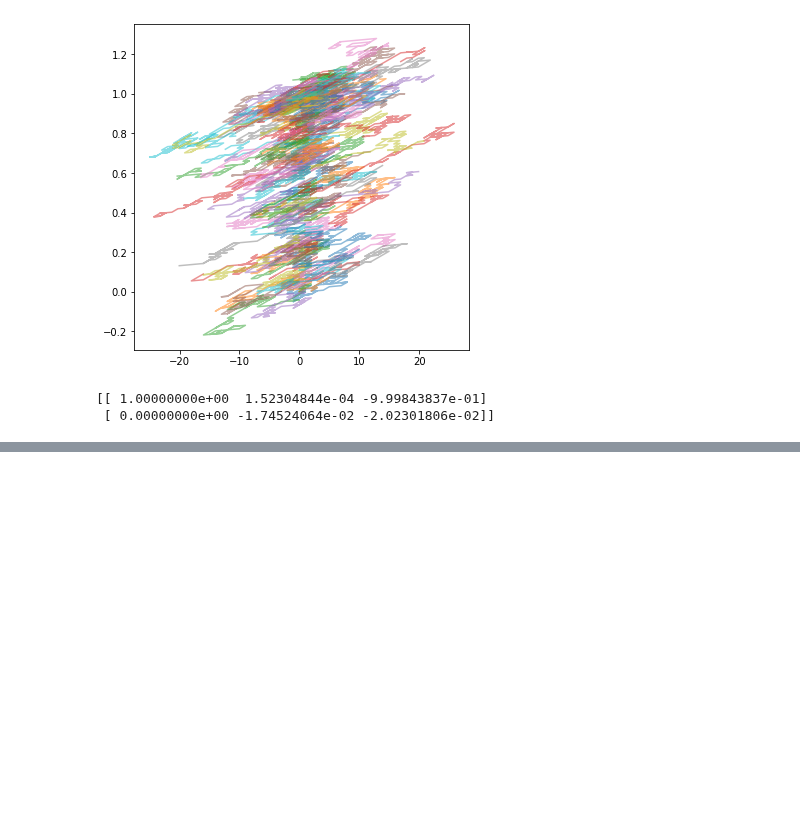
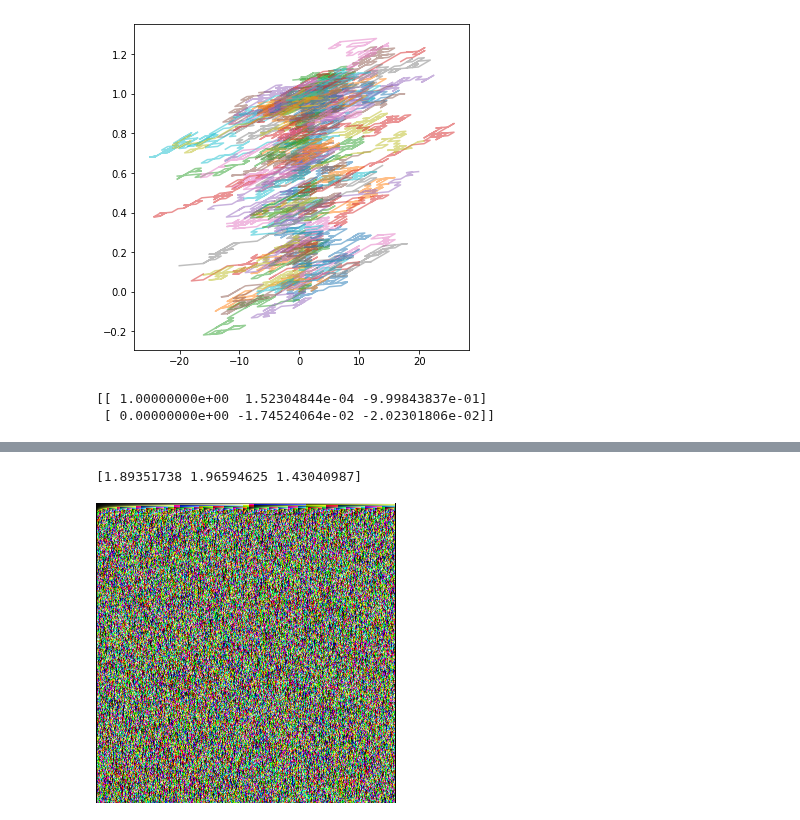
Before and after one commit to jp0utside/Programming-for-Mathematics, a Jupyter notebook: Random_Walk_scratch.ipynb, the cells around one changed output, grey strips where cells are left out. Saved outputs shown, nothing was run; the diff lists cells and outputs as text; code cells hidden in the pictures; blank space fills up the shorter version.

```diff
--- a/Random_Walk_scratch.ipynb
+++ b/Random_Walk_scratch.ipynb
@@ -87,0 +128,18 @@ rand_run()
+# %%
+def hex_ocean(s = 300, w = 4, r = 10):
+  xlist = np.linspace(0, 255, 300)*w % 255
+  pixels = np.zeros((s, s, 3))
+  coeffs = np.random.rand(3)*r
+  pixels[0,:,0] = xlist
+  pixels[0,:,1] = xlist
+  pixels[0,:,2] = xlist
+  for i in range(1, s):
+    pixels[i, :, 0] = coeffs[0]*pixels[i-1, :, 0] % 255
+    pixels[i, :, 1] = coeffs[1]*pixels[i-1, :, 1] % 255
+    pixels[i, :, 2] = coeffs[2]*pixels[i-1, :, 2] % 255
+  print(coeffs)
+  display(Image.fromarray(pixels.astype(np.uint8)))
+hex_ocean(300, 1, 2)
+# %% [output]
+[1.89351738 1.96594625 1.43040987]
+[figure, added]
```
Also changed, not shown: parts of 11 cells of this notebook.
